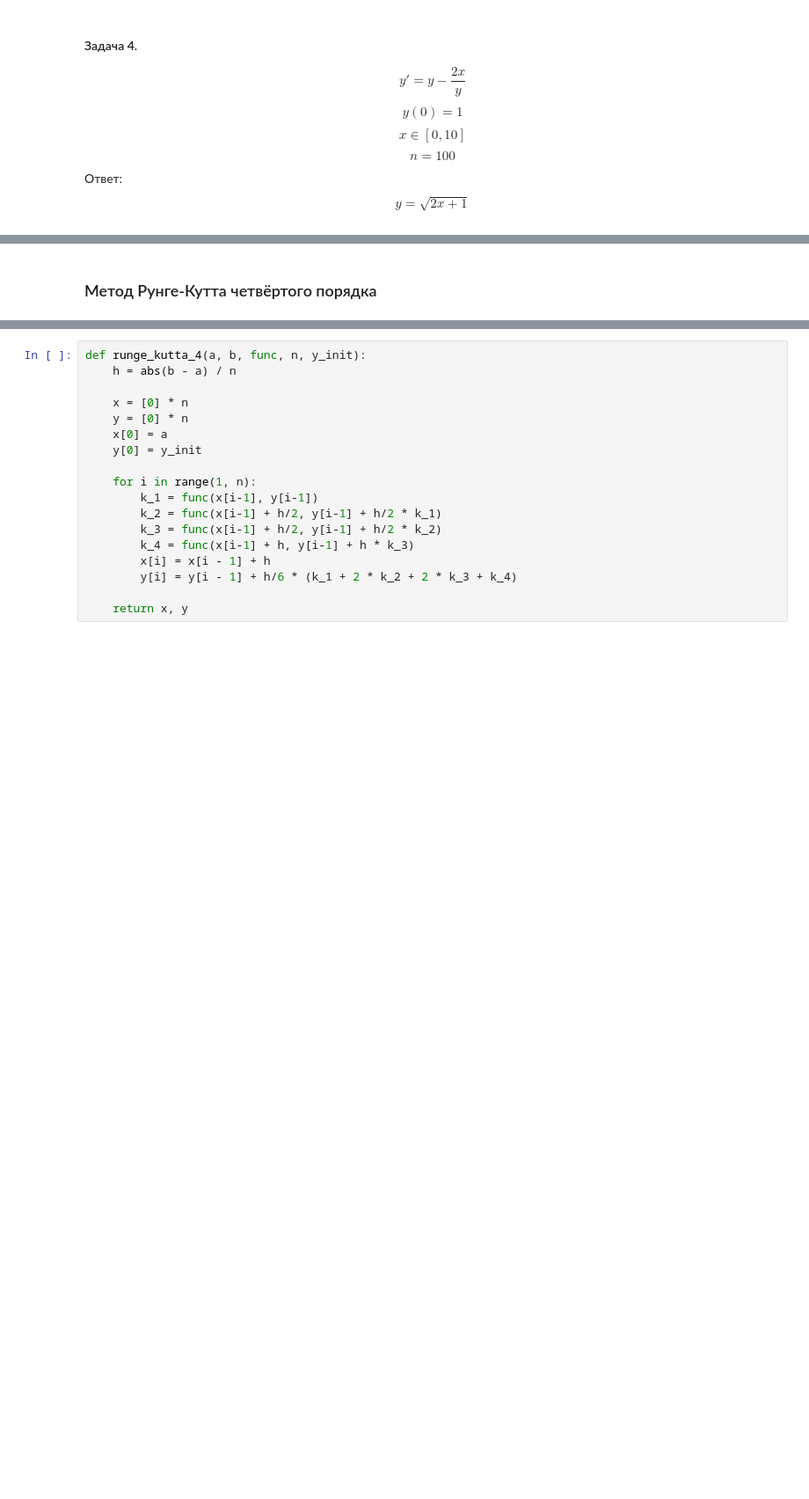
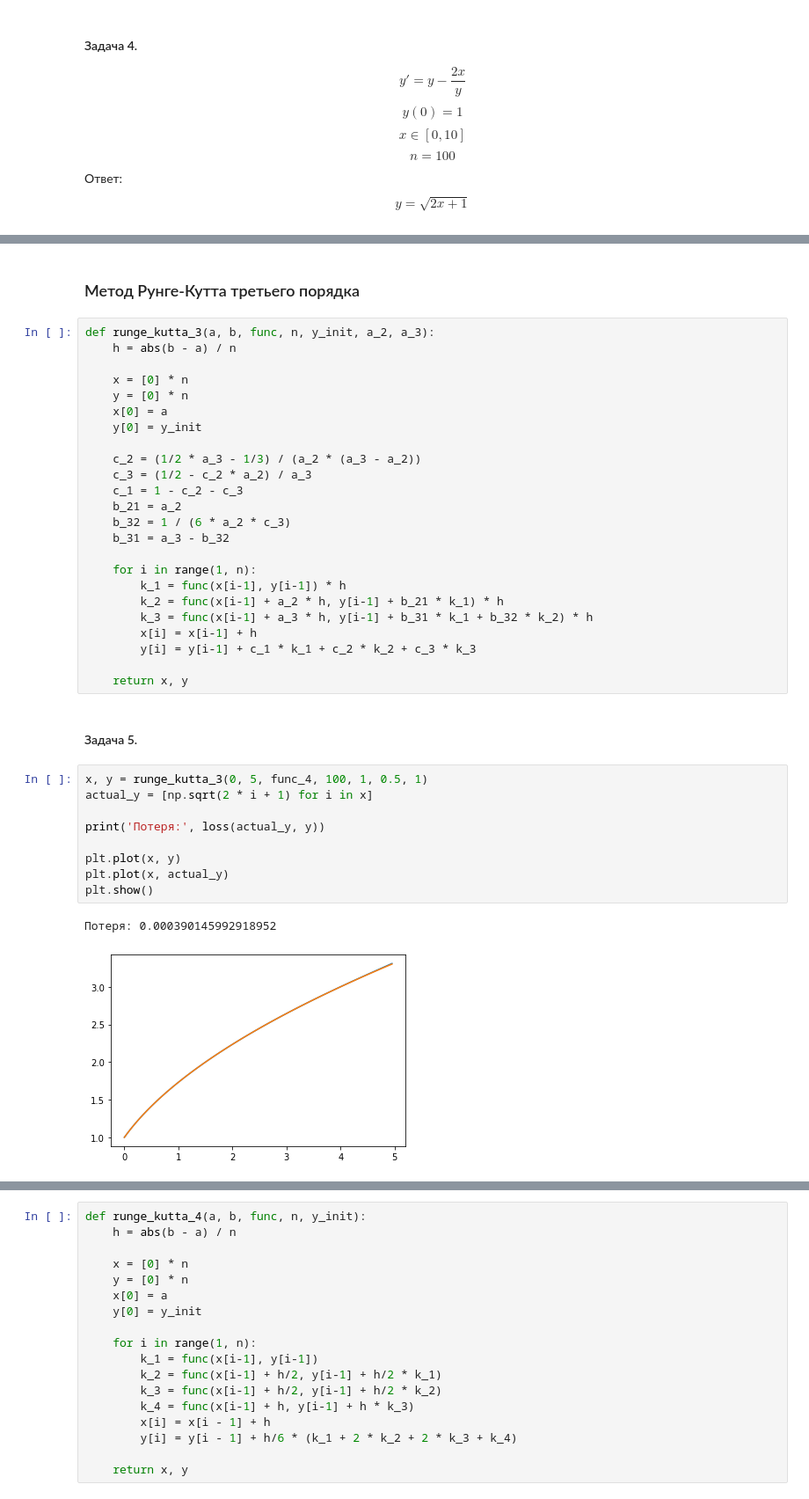
Before and after one commit to electrofocus/numerical-analisys, a Jupyter notebook: differential_equations.ipynb, the cells around one changed output, grey strips where cells are left out. Shown at 88% size. Cells and saved outputs as stored; diff of their text form; blank space fills up the shorter version.

Commit message:
Added new Runge-Kutta method

```diff
--- a/differential_equations.ipynb
+++ b/differential_equations.ipynb
@@ -159,2 +158,40 @@ plt.show()
 # %% [markdown]
-### Метод Рунге-Кутта четвёртого порядка
+### Метод Рунге-Кутта третьего порядка
+# %%
+def runge_kutta_3(a, b, func, n, y_init, a_2, a_3):
+    h = abs(b - a) / n
+
+    x = [0] * n
+    y = [0] * n
+    x[0] = a
+    y[0] = y_init
+
+    c_2 = (1/2 * a_3 - 1/3) / (a_2 * (a_3 - a_2))
+    c_3 = (1/2 - c_2 * a_2) / a_3
+    c_1 = 1 - c_2 - c_3
+    b_21 = a_2
+    b_32 = 1 / (6 * a_2 * c_3)
+    b_31 = a_3 - b_32
+
+    for i in range(1, n):
+        k_1 = func(x[i-1], y[i-1]) * h
+        k_2 = func(x[i-1] + a_2 * h, y[i-1] + b_21 * k_1) * h
+        k_3 = func(x[i-1] + a_3 * h, y[i-1] + b_31 * k_1 + b_32 * k_2) * h
+        x[i] = x[i-1] + h
+        y[i] = y[i-1] + c_1 * k_1 + c_2 * k_2 + c_3 * k_3
+
+    return x, y
+# %% [markdown]
+#### Задача 5.
+# %%
+x, y = runge_kutta_3(0, 5, func_4, 100, 1, 0.5, 1)
+actual_y = [np.sqrt(2 * i + 1) for i in x]
+
+print('Потеря:', loss(actual_y, y))
+
+plt.plot(x, y)
+plt.plot(x, actual_y)
+plt.show()
+# %% [output]
+Потеря: 0.000390145992918952
+[figure, added]
```
Also changed, not shown: parts of 4 cells of this notebook, 1 other file.
